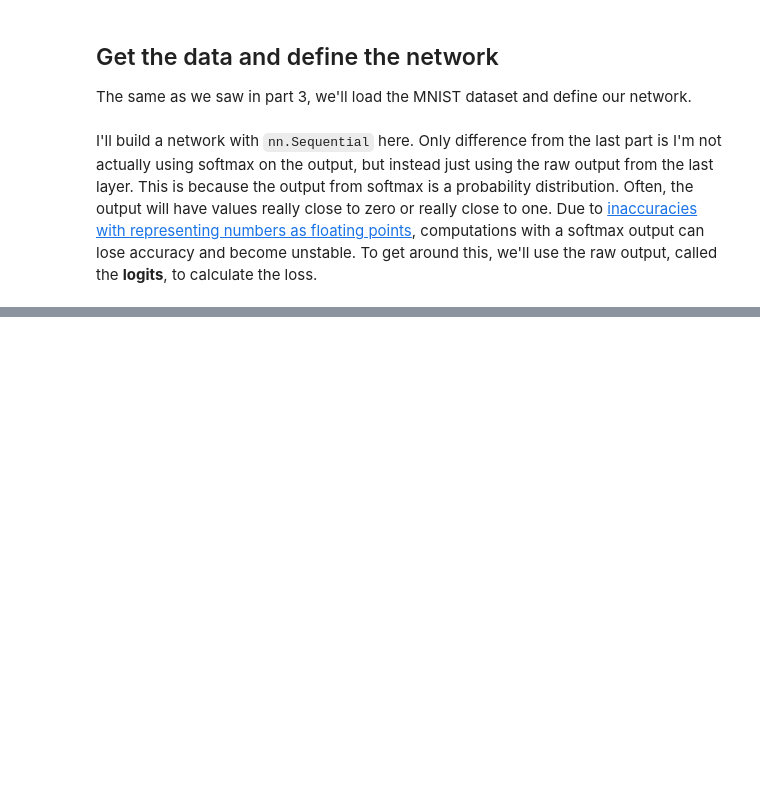
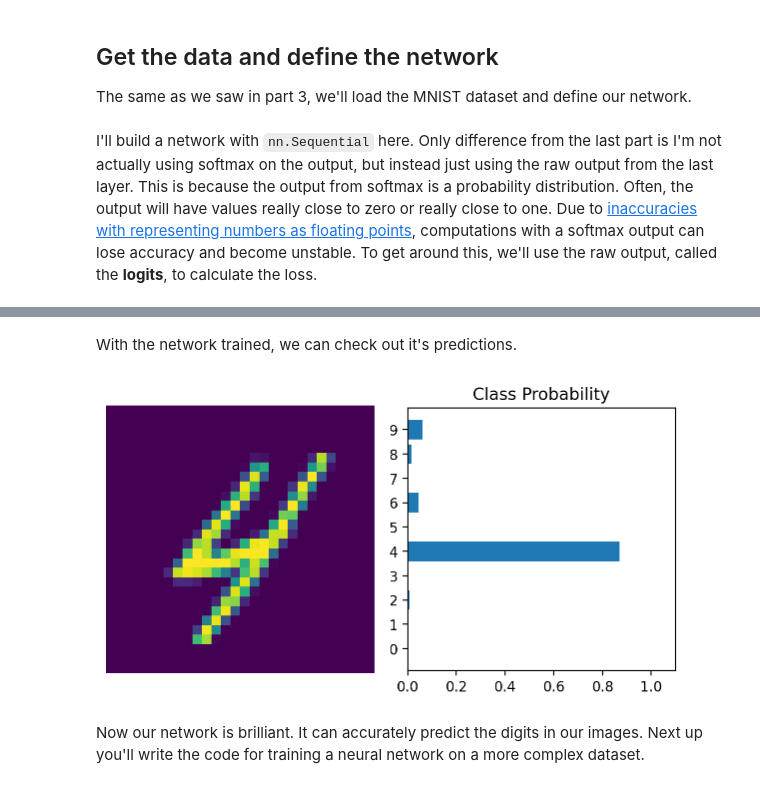
Before and after one commit to iamchenchu/Computer-Vision, a Jupyter notebook: 05_CNN_Layers/01C_Deep_Learning_with_Pytorch.ipynb, the cells around one changed output, grey strips where cells are left out. Saved outputs shown, nothing was run; the diff lists cells and outputs as text; code cells hidden in the pictures; blank space fills up the shorter version.

```diff
--- a/05_CNN_Layers/01C_Deep_Learning_with_Pytorch.ipynb
+++ b/05_CNN_Layers/01C_Deep_Learning_with_Pytorch.ipynb
@@ -546,7 +546,7 @@ from torchvision import datasets, transforms
 
 # Define a transform to normalize the data
 transform = transforms.Compose([transforms.ToTensor(),
-                              transforms.Normalize((0.5, 0.5, 0.5), (0.5, 0.5, 0.5)),])
+                              transforms.Normalize((0.5,), (0.5,)),])
 
 # Download and load the training data
 trainset = datasets.MNIST('MNIST_data/', download=True, train=True, transform = transform)
@@ -560,10 +560,10 @@ hidden_sizes = [128, 64]
 output_size = 10
 
 #Build Feed-forward network
-model = nn.Sequential(OderedDict([
+model = nn.Sequential(OrderedDict([
     ('fc1', nn.Linear(input_size, hidden_sizes[0])),
     ('relu1', nn.ReLU()),
     ('fc2', nn.Linear(hidden_sizes[0], hidden_sizes[1])),
     ('relu2', nn.ReLU()),
-    ('output', nn.Linear())
+    ('logits', nn.Linear(hidden_sizes[1], output_size))
 ]))
@@ -569,0 +689,17 @@ model = nn.Sequential(OderedDict([
+# %% [markdown]
+With the network trained, we can check out it's predictions.
+# %%
+images, labels = next(iter(trainloader))
+
+img = images[0].view(1, 784)
+#Turn off gradients to speed up this part
+with torch.no_grad():
+    logits = model.forward(img)
+
+#Output of the network are logits, need to take softmax for probabilities
+ps = F.softmax(logits, dim=1)
+helper.view_classify(img.view(1, 28, 28), ps)
+# %% [output]
+[figure, added]
+# %% [markdown]
+Now our network is brilliant. It can accurately predict the digits in our images. Next up you'll write the code for training a neural network on a more complex dataset.
```
Also changed, not shown: parts of 35 cells of this notebook.
